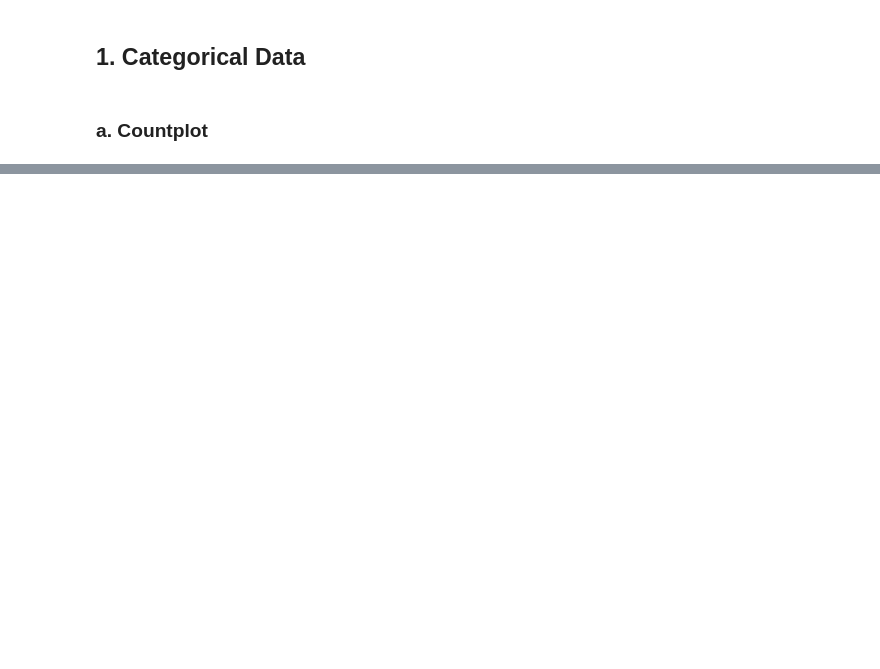
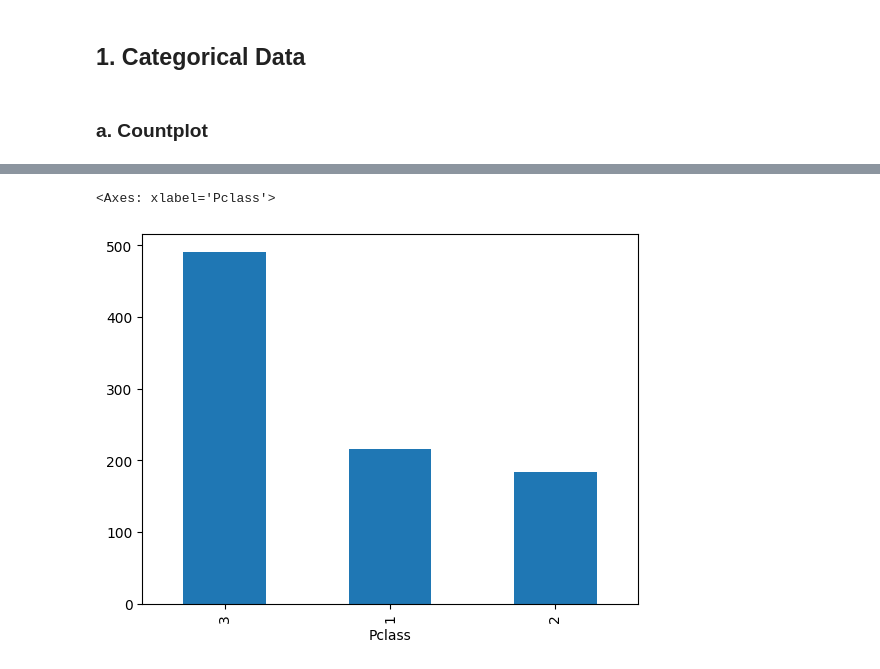
Before and after one commit to imabhishekc/100-days-of-ML, a Jupyter notebook: 8_Exploratory_Data_Analysis/EDA_using_Univariate_Analysis.ipynb, the cells around one changed output, grey strips where cells are left out. Drawn from its saved outputs; the diff is of its cells as text; code cells hidden in the pictures; blank space fills up the shorter version.

```diff
--- a/8_Exploratory_Data_Analysis/EDA_using_Univariate_Analysis.ipynb
+++ b/8_Exploratory_Data_Analysis/EDA_using_Univariate_Analysis.ipynb
@@ -19,0 +64,5 @@ df.head()
+# %%
+df['Pclass'].value_counts().plot(kind='bar')
+# %% [output]
+<Axes: xlabel='Pclass'>
+[figure, added]
```
Also changed, not shown: parts of 19 cells of this notebook.
